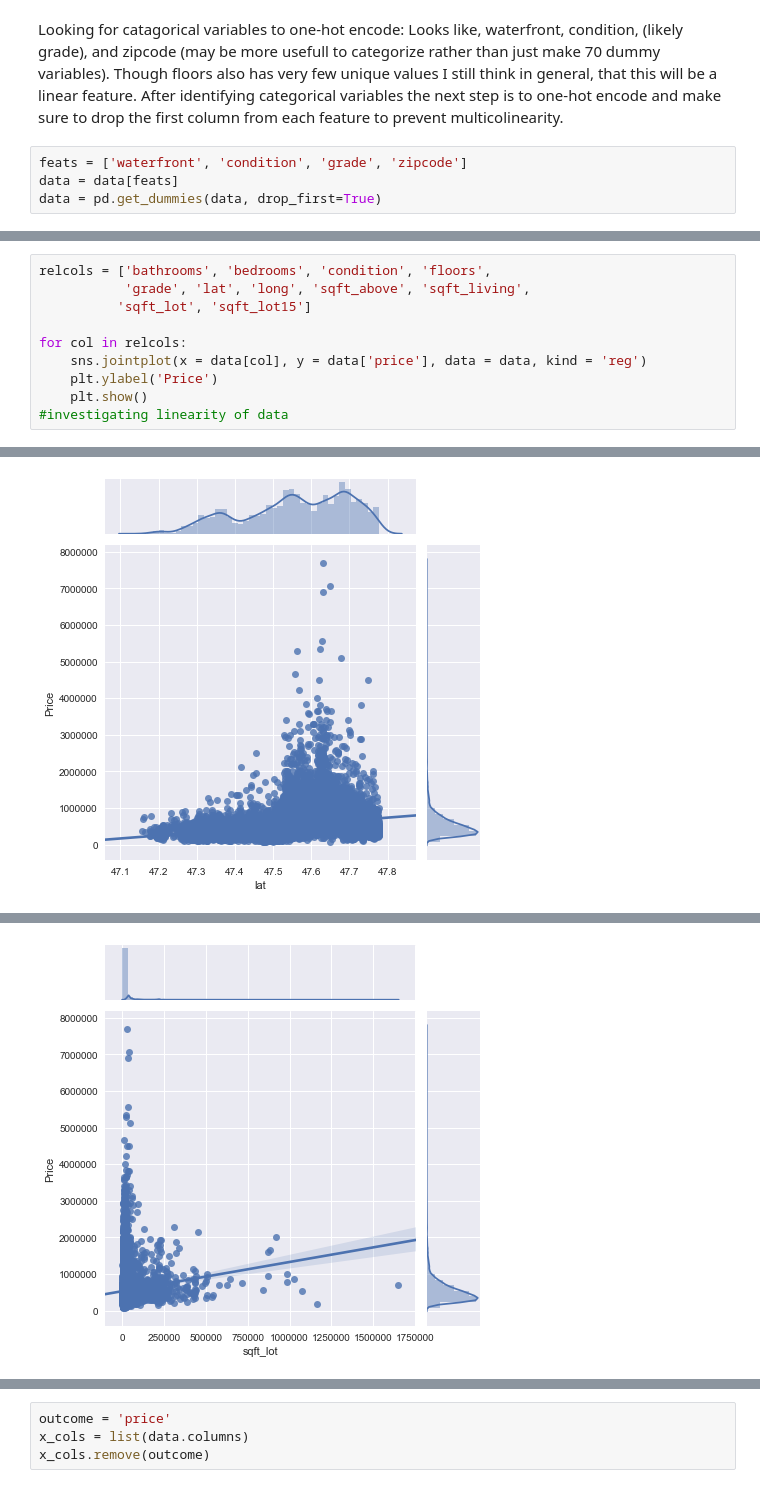
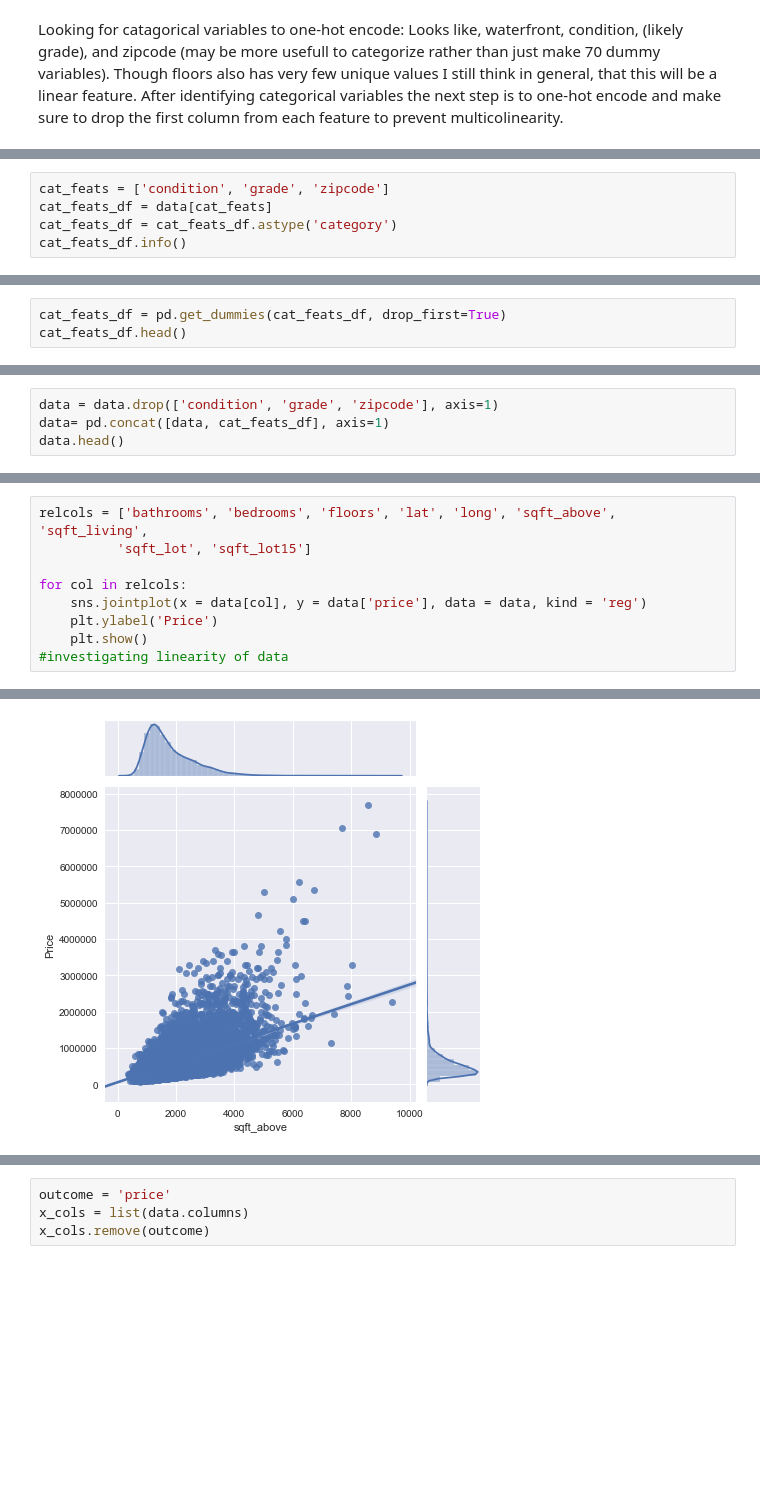
Before and after one commit to StephenTurk/mod_2_final_project, a Jupyter notebook: student.ipynb, the cells around one changed output, grey strips where cells are left out. Cells and saved outputs as stored; diff of their text form; blank space fills up the shorter version.

```diff
--- a/student.ipynb
+++ b/student.ipynb
@@ -251,7 +255,3 @@ Name: yr_renovated, dtype: float64
 # %% [markdown]
 Looking for catagorical variables to one-hot encode:
 Looks like, waterfront, condition, (likely grade), and zipcode (may be more usefull to categorize rather than just make 70 dummy variables). Though floors also has very few unique values I still think in general, that this will be a linear feature. After identifying categorical variables the next step is to one-hot encode and make sure to drop the first column from each feature to prevent multicolinearity.
-# %%
-feats = ['waterfront', 'condition', 'grade', 'zipcode']
-data = data[feats]
-data = pd.get_dummies(data, drop_first=True)
@@ -266,0 +260,5 @@ data.head()
+# %%
+cat_feats = ['condition', 'grade', 'zipcode']
+cat_feats_df = data[cat_feats]
+cat_feats_df = cat_feats_df.astype('category')
+cat_feats_df.info()
@@ -266,0 +276,3 @@ data.head()
+# %%
+cat_feats_df = pd.get_dummies(cat_feats_df, drop_first=True)
+cat_feats_df.head()
@@ -266,0 +287,4 @@ data.head()
+# %%
+data = data.drop(['condition', 'grade', 'zipcode'], axis=1)
+data= pd.concat([data, cat_feats_df], axis=1)
+data.head()
@@ -279,6 +311,5 @@ plt.show()
 # %%
-relcols = ['bathrooms', 'bedrooms', 'condition', 'floors',
-           'grade', 'lat', 'long', 'sqft_above', 'sqft_living',
+relcols = ['bathrooms', 'bedrooms', 'floors', 'lat', 'long', 'sqft_above', 'sqft_living',
           'sqft_lot', 'sqft_lot15']
 
 for col in relcols:
@@ -295 +326 @@ for col in relcols:
-[figure, old version]
+[figure, new version]
@@ -299 +329,0 @@ for col in relcols:
-[figure, removed]
```
Also changed, not shown: parts of 19 cells of this notebook.
